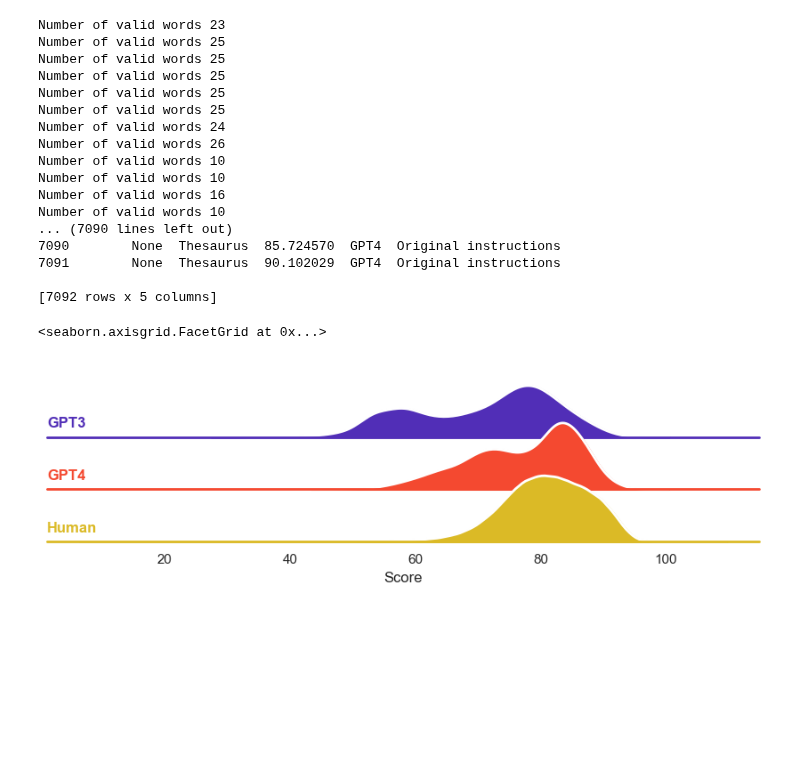
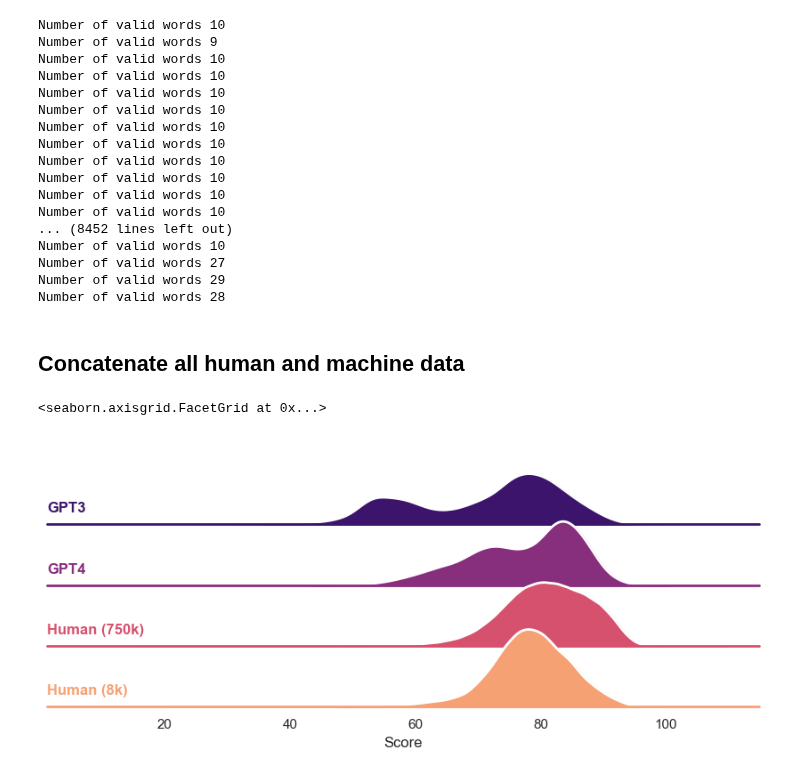
Before and after one commit to AntoineBellemare/DAT_GPT, a Jupyter notebook: scripts/visualization.ipynb, the cells around one changed output. Cells and saved outputs as stored; diff of their text form; code cells hidden in the pictures; blank space fills up the shorter version.

```diff
--- a/scripts/visualization.ipynb
+++ b/scripts/visualization.ipynb
@@ -8,15 +12,0 @@ datapath = '../data/'
-# %%
-#load DAT Olson's data
-filename = "study2.tsv"
-dat_list = []
-
-with open(filename, "r") as file:
-    reader = csv.DictReader(file, delimiter="\t")
-    for row in reader:
-        dat_list.append(row["dat"])
-dat_list = [float(x) for x in dat_list]
-print(len(dat_list))
-
-#load DAT big data file
-global_crea = pd.read_csv('./global-creativity.csv')
-DAT_bigdata = global_crea['score']
@@ -24,0 +26,4 @@ DAT_bigdata = global_crea['score']
+# %%
+#load DAT big data file
+global_crea = pd.read_csv('./global-creativity.csv')
+dat_study = global_crea['score']
@@ -25,27 +43,27 @@ DAT_bigdata = global_crea['score']
 # %%
 
 import json
-import os
 import pandas as pd
 import fnmatch
+import glob
 
 # Define the file path where the data is located
-data_path = '../samples/'
+data_path = '../data/*.json'
 
 # Define a dictionary to store the results of model.dat(words)
 results_dict = {'Temperature': [], 'Strategy': [], 'Score': [], 'Model': [], 'Control': []}
 
 # Define a list of patterns to match file names with
-file_patterns = ['sample_*', 'gpt4_*']
+file_patterns = ['*sample_*', '*gpt4_*']
 
 # Loop through each file in the data path
-for file in os.listdir(data_path):
+for file in sorted(glob.glob(data_path)):
 
     # Check if the file matches any of the specified patterns
     if any(fnmatch.fnmatch(file, pattern) for pattern in file_patterns):
 
         # Open the file and load the JSON data
-        with open(os.path.join(data_path, file), 'r') as f:
+        with open(file, 'r') as f:
             data = json.load(f)
 
         # Loop through each key in the JSON data
@@ -103,33 +121,37 @@ for file in os.listdir(data_path):
 
 # Convert the results dictionary to a Pandas DataFrame
 results_df = pd.DataFrame(results_dict)
-
-# Print the results DataFrame
-print(results_df)
 # %% [output]
-Number of valid words 23
-Number of valid words 25
-Number of valid words 25
-Number of valid words 25
-Number of valid words 25
-Number of valid words 25
-Number of valid words 24
-Number of valid words 26
+Number of valid words 10
+Number of valid words 9
 Number of valid words 10
 Number of valid words 10
-Number of valid words 16
 Number of valid words 10
-... (7090 lines left out)
-7090        None  Thesaurus  85.724570  GPT4  Original instructions
-7091        None  Thesaurus  90.102029  GPT4  Original instructions
-
-[7092 rows x 5 columns]
+Number of valid words 10
+Number of valid words 10
+Number of valid words 10
+Number of valid words 10
+Number of valid words 10
+Number of valid words 10
+Number of valid words 10
+... (8452 lines left out)
+Number of valid words 10
+Number of valid words 27
+Number of valid words 29
+Number of valid words 28
+# %% [markdown]
+## Concatenate all human and machine data
 # %%
 results_df = pd.concat([results_df, pd.DataFrame({'Temperature': np.tile(None, len(DAT_bigdata)),
                                                   'Strategy': np.tile(None, len(DAT_bigdata)),
                                                   'Score': np.array(DAT_bigdata),
-                                                  'Model': np.tile('Human', len(DAT_bigdata)),
+                                                  'Model': np.tile('Human (750k)', len(DAT_bigdata)),
                                                   'Control': np.tile(None, len(DAT_bigdata))})])
+results_df = pd.concat([results_df, pd.DataFrame({'Temperature': np.tile(None, len(dat_study)),
+                                                  'Strategy': np.tile(None, len(dat_study)),
+                                                  'Score': np.array(dat_study),
+                                                  'Model': np.tile('Human (8k)', len(dat_study)),
+                                                  'Control': np.tile(None, len(dat_study))})])
 # %%
 results_df.to_csv('concatenated_results.csv', index=False)
 # %%
@@ -140,35 +162,35 @@ import matplotlib.pyplot as plt
 sns.set_theme(style="white", rc={"axes.facecolor": (0, 0, 0, 0)})
 
 # Initialize the FacetGrid object
-pal = sns.color_palette('CMRmap',n_colors=3, desat=.9)
+pal = sns.color_palette('magma',n_colors=4, desat=.9)
 g = sns.FacetGrid(results_df, row="Model", hue="Model", aspect=9, height=1, palette=pal)
 
 # Draw the densities in a few steps
 g.map(sns.kdeplot, "Score",
       bw_adjust=1, clip_on=False,
       fill=True, alpha=1, linewidth=1.5)
 g.map(sns.kdeplot, "Score", clip_on=False, color="w", lw=2, bw_adjust=1)
 
 # passing color=None to refline() uses the hue mapping
 g.refline(y=0, linewidth=2, linestyle="-", color=None, clip_on=False)
 
 
 # Define and use a simple function to label the plot in axes coordinates
 def label(x, color, label):
     ax = plt.gca()
     ax.text(0, .2, label, fontweight="bold", color=color,
             ha="left", va="center", transform=ax.transAxes)
 
 
 g.map(label, "Score")
 
 # Set the subplots to overlap
 g.figure.subplots_adjust(hspace=-.25)
 
 # Remove axes details that don't play well with overlap
 g.set_titles("")
 g.set(yticks=[], ylabel="")
 g.despine(bottom=True, left=True)
 # %% [output]
 <seaborn.axisgrid.FacetGrid at 0x...>
-[figure, old version]
+[figure, new version]
```
Also changed, not shown: parts of 14 cells of this notebook, 1 other file.
